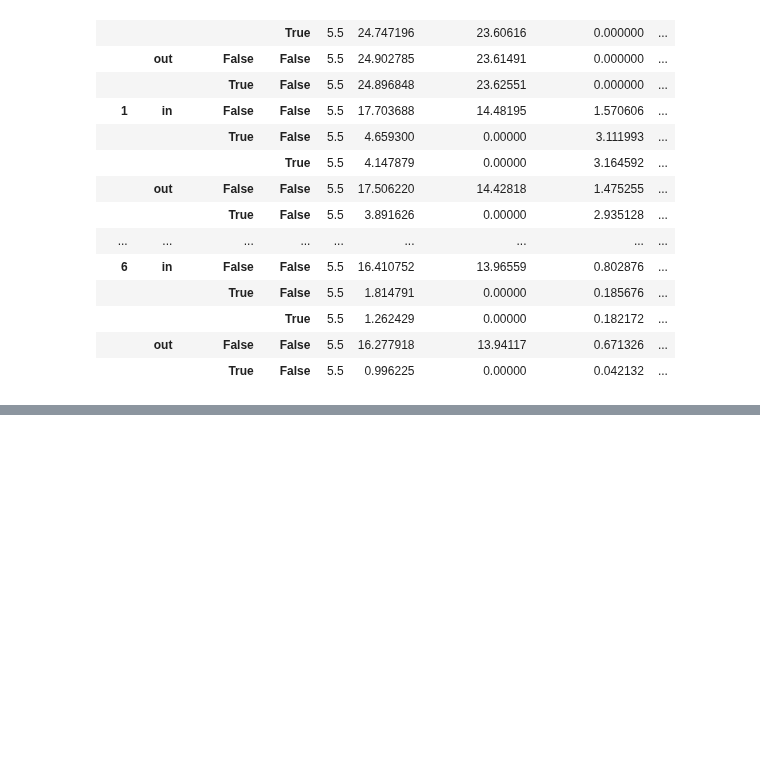
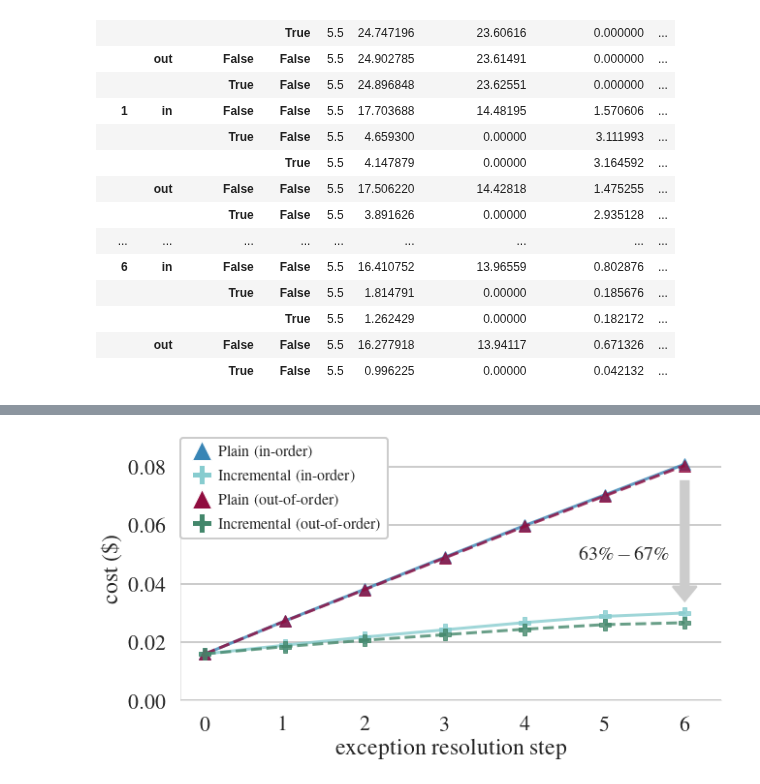
Before and after one commit to tuplex/tuplex, a Jupyter notebook: benchmarks/incremental/notebooks/01_Workshop_paper_plots.ipynb, the cells around one changed output, grey strips where cells are left out. Saved outputs shown, nothing was run; the diff lists cells and outputs as text; code cells hidden in the pictures; blank space fills up the shorter version.

```diff
--- a/benchmarks/incremental/notebooks/01_Workshop_paper_plots.ipynb
+++ b/benchmarks/incremental/notebooks/01_Workshop_paper_plots.ipynb
@@ -267,0 +284,3 @@ for i in [0, 1]:
+# %%
+df_cum_mu = df_cum.groupby(['step', 'order', 'incremental', 'commit']).mean().reset_index()
+df_cum_std = df_cum.groupby(['step', 'order', 'incremental', 'commit']).std().reset_index()
@@ -267,0 +298,43 @@ for i in [0, 1]:
+# %%
+def sel_df(df, order, incremental):
+    return df[(df['order'] == order) & (df['incremental'] == incremental) & ~df['commit']].sort_values(by='step').reset_index(drop=True)
+# %%
+combos = [('in', False), ('in', True), ('out', False), ('out', True)]
+# %%
+plt.figure(figsize=(10, 5))
+markers = ['^', 'P', '^', 'P']
+linestyles=['-', '-', '--', '--']
+for i, combo in enumerate(combos):
+    order, inc = combo
+    marker = markers[i]
+    ls = linestyles[i]
+    subdf_mu = sel_df(df_cum_mu, order, inc)
+    subdf_std = sel_df(df_cum_std, order, inc)
+    plt.plot(subdf_mu['step'], subdf_mu['jobTimeCumulative'] * cost_per_s,
+             marker=marker, linewidth=3, alpha=.8, linestyle=ls)
+
+plt.text(5.25, 0.05, savings_label, ha="center", va="center", size=20, bbox=dict(facecolor='white', alpha=1.0))
+plt.arrow(6, 0.075, 0, -0.041, length_includes_head=True, width=0.1,
+          head_width=0.3, head_length=0.005, edgecolor='none', color=[0.8]*3)
+
+hlabels=[('Plain (in-order)', sns.color_palette()[0]),
+         ('Incremental (in-order)', sns.color_palette()[1]),
+         ('Plain (out-of-order)', sns.color_palette()[2]),
+         ('Incremental (out-of-order)', sns.color_palette()[3])]
+handles = []
+for i, h in enumerate(hlabels):
+    marker = markers[i]
+    handles.append(Line2D([0], [0], marker=marker, color='w', label=h[0],
+                        markerfacecolor=h[1], markersize=20))
+plt.legend(handles=handles, fontsize=16, handletextpad=0.05, framealpha=1,
+          bbox_to_anchor=(0, 1), loc='upper left', borderaxespad=0)
+
+plt.ylim(0, 0.09)
+plt.grid(axis='x')
+sns.despine()
+plt.ylabel('cost (\$)')
+plt.xlabel('exception resolution step')
+
+plt.savefig(os.path.join('plots', 'cost-curve.pdf'), transparent=True, dpi=120, bbox_inches = 'tight', pad_inches = 0)
+# %% [output]
+[figure, added]
```
Also changed, not shown: parts of 5 cells of this notebook.
